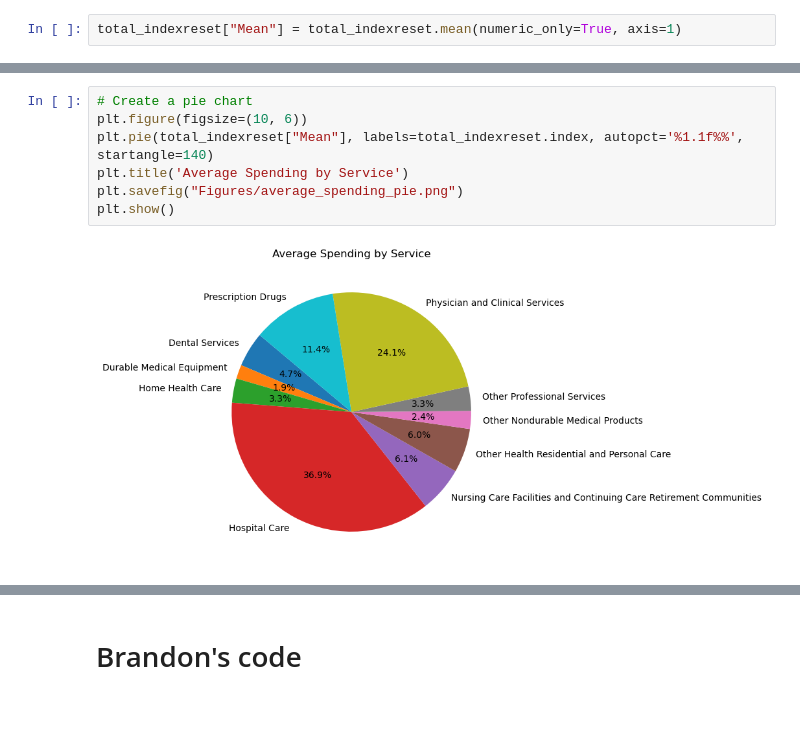
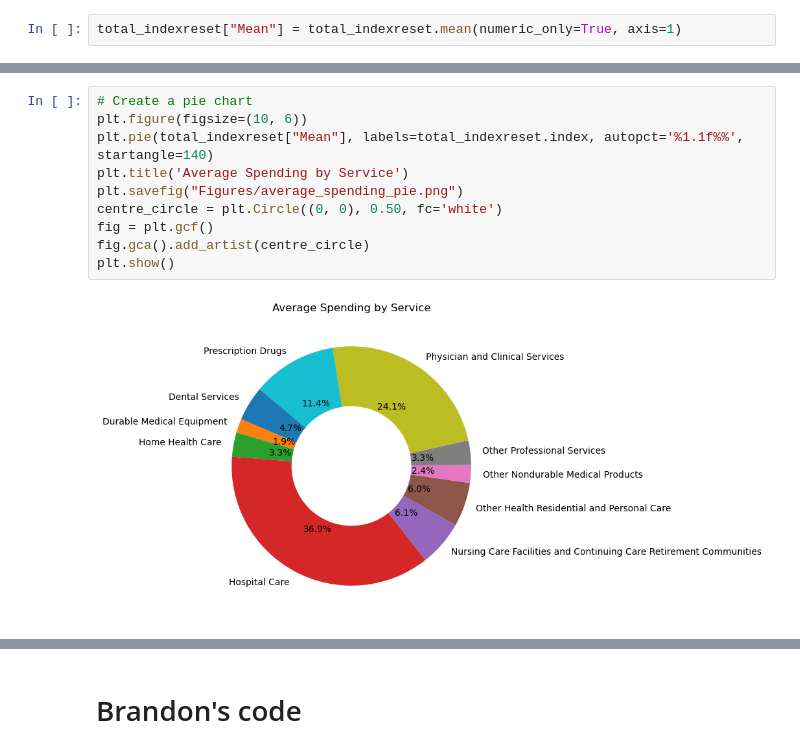
Before and after one commit to vokouns/us-healthcare-spending, a Jupyter notebook: us_healthcare_spending.ipynb, the cells around one changed output, grey strips where cells are left out. Cells and saved outputs as stored; diff of their text form; blank space fills up the shorter version.

```diff
--- a/us_healthcare_spending.ipynb
+++ b/us_healthcare_spending.ipynb
@@ -934,11 +935,14 @@ total_indexreset
 # %%
 # Create a pie chart
 plt.figure(figsize=(10, 6))
 plt.pie(total_indexreset["Mean"], labels=total_indexreset.index, autopct='%1.1f%%', startangle=140)
 plt.title('Average Spending by Service')
 plt.savefig("Figures/average_spending_pie.png")
+centre_circle = plt.Circle((0, 0), 0.50, fc='white')
+fig = plt.gcf()
+fig.gca().add_artist(centre_circle)
 plt.show()
 # %% [output]
-[figure, old version]
+[figure, new version]
 # %%
 # Create a bar chart
```
Also changed, not shown: parts of 2 cells of this notebook, 1 other file.
